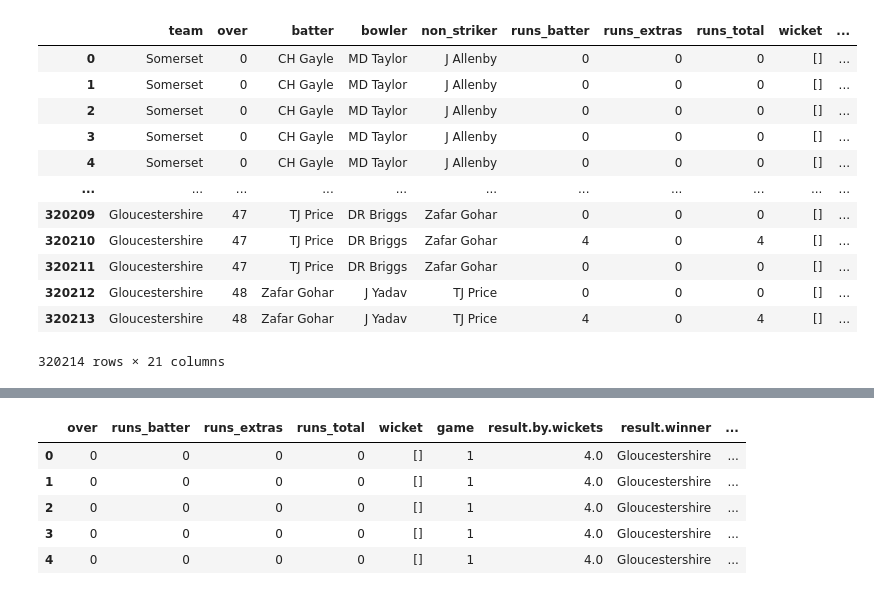
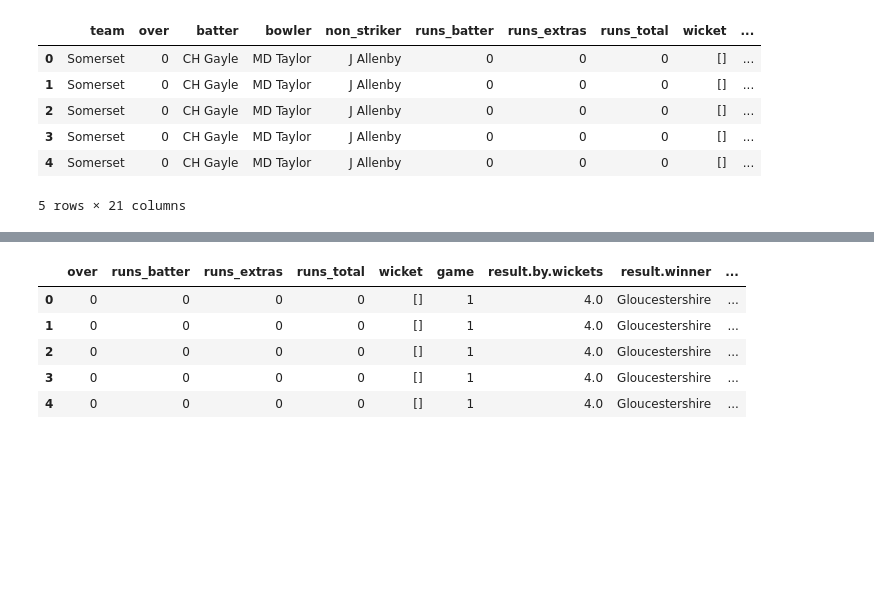
Before and after one commit to ollietrev/Hawkeye-Placement-DS-Project, a Jupyter notebook: everygame.ipynb, the cells around one changed output, grey strips where cells are left out. Saved outputs shown, nothing was run; the diff lists cells and outputs as text; code cells hidden in the pictures; blank space fills up the shorter version.

```diff
--- a/everygame.ipynb
+++ b/everygame.ipynb
@@ -65,33 +58,27 @@ df
 # %%
 from pandas import json_normalize
 
 # Normalize the 'innings' data
 normalized_data = []
 for game in games:
     for inning in game['innings']:
         inning['game'] = game['game']
         inning['result'] = game['result']
         normalized_data.append(inning)
 
 # Create a DataFrame from the normalized data
 normalized_df = json_normalize(normalized_data)
 
 # Display the normalized DataFrame
-normalized_df
+normalized_df.head()
 # %% [output]
 |  | team | over | batter | bowler | non_striker | runs_batter | runs_extras | runs_total | wicket | ... |
 | 0 | Somerset | 0 | CH Gayle | MD Taylor | J Allenby | 0 | 0 | 0 | [] | ... |
 | 1 | Somerset | 0 | CH Gayle | MD Taylor | J Allenby | 0 | 0 | 0 | [] | ... |
 | 2 | Somerset | 0 | CH Gayle | MD Taylor | J Allenby | 0 | 0 | 0 | [] | ... |
 | 3 | Somerset | 0 | CH Gayle | MD Taylor | J Allenby | 0 | 0 | 0 | [] | ... |
 | 4 | Somerset | 0 | CH Gayle | MD Taylor | J Allenby | 0 | 0 | 0 | [] | ... |
-| ... | ... | ... | ... | ... | ... | ... | ... | ... | ... | ... |
-| 320209 | Gloucestershire | 47 | TJ Price | DR Briggs | Zafar Gohar | 0 | 0 | 0 | [] | ... |
-| 320210 | Gloucestershire | 47 | TJ Price | DR Briggs | Zafar Gohar | 4 | 0 | 4 | [] | ... |
-| 320211 | Gloucestershire | 47 | TJ Price | DR Briggs | Zafar Gohar | 0 | 0 | 0 | [] | ... |
-| 320212 | Gloucestershire | 48 | Zafar Gohar | J Yadav | TJ Price | 0 | 0 | 0 | [] | ... |
-| 320213 | Gloucestershire | 48 | Zafar Gohar | J Yadav | TJ Price | 4 | 0 | 4 | [] | ... |
-320214 rows × 21 columns
+5 rows × 21 columns
 # %%
 df = normalized_df
 
```
Also changed, not shown: parts of 1 cell of this notebook, 1 other file.
